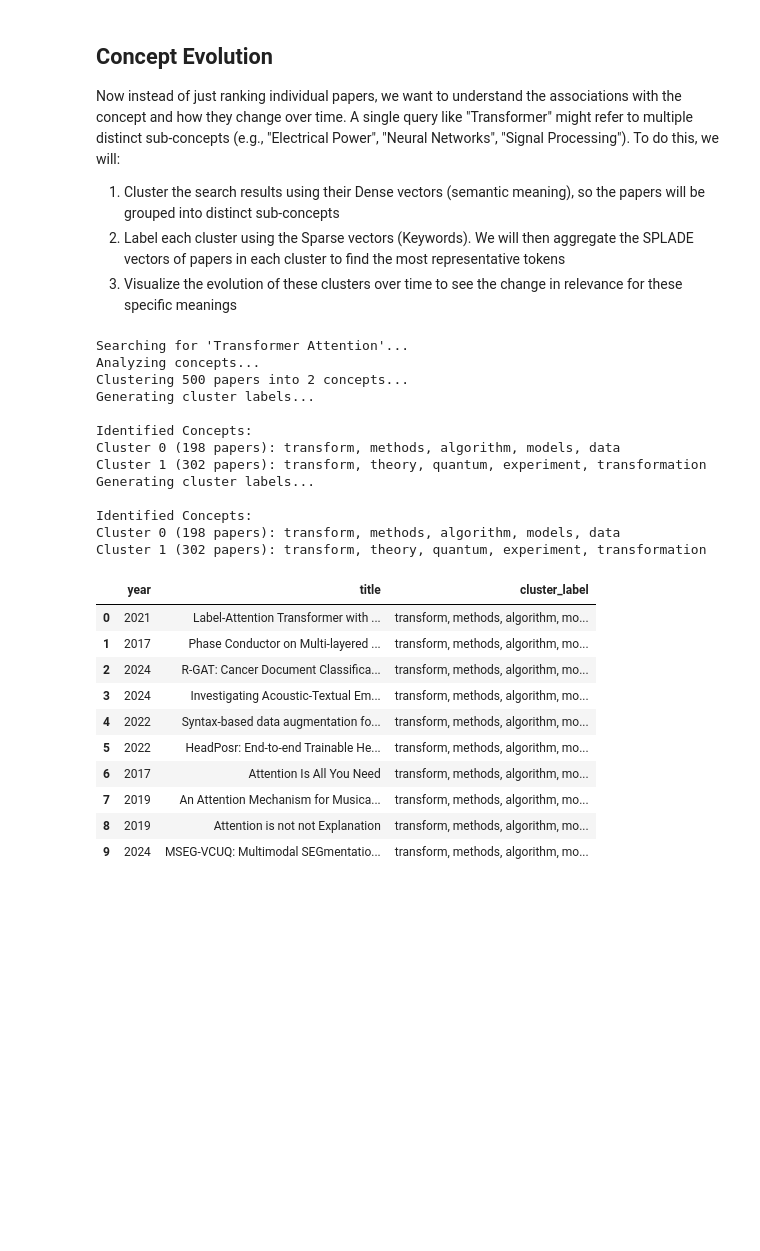
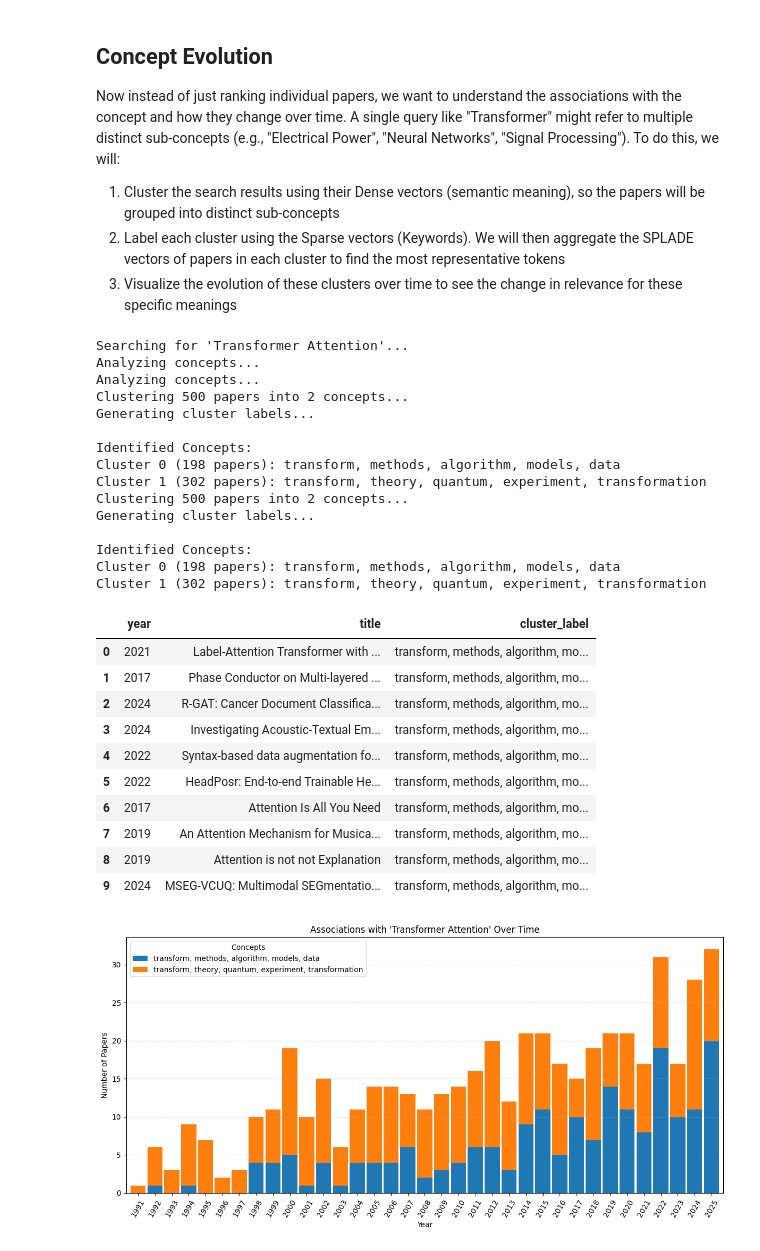
Before and after one commit to bolst/scientific-concept-evolution-tracker, a Jupyter notebook: notebooks/scet.ipynb, the cells around one changed output. Saved outputs shown, nothing was run; the diff lists cells and outputs as text; code cells hidden in the pictures; blank space fills up the shorter version.

```diff
--- a/notebooks/scet.ipynb
+++ b/notebooks/scet.ipynb
@@ -536,24 +548,45 @@ Now instead of just ranking individual papers, we want to understand the associa
 2. Label each cluster using the Sparse vectors (Keywords). We will then aggregate the SPLADE vectors of papers in each cluster to find the most representative tokens
 3. Visualize the evolution of these clusters over time to see the change in relevance for these specific meanings
 # %%
-from sklearn.cluster import KMeans
+from warnings import warn
+from sklearn.cluster import KMeans, MiniBatchKMeans
 from collections import defaultdict
 
-def analyze_concept_evolution(search_results_df: pd.DataFrame, embeddings_df: pd.DataFrame, n_clusters) -> tuple[pd.DataFrame, dict]:
+def analyze_concept_evolution(
+    search_results_df: pd.DataFrame,
+    n_clusters: int
+    ) -> tuple[pd.DataFrame, dict]:
     """
-    Clusters search results into sub-concepts and tracks them over time.
+    Clusters search results into sub-concepts and tracks them over time
     """
-    # merge with embeddings to get the vectors
-    # need dense vectors for clustering, sparse vectors for labeling
-    df = search_results_df.merge(embeddings_df[['arxiv_id', 'dense_vector', 'sparse_vector', 'title']], on='arxiv_id')
+    if search_results_df.empty:
+        warn("search_results_df is empty, returning empty tuple")
+        return pd.DataFrame(), {}
+
+    # fetch vectors from Milvus for the given papers
+    paper_ids = search_results_df['arxiv_id'].apply(hash_to_int64).tolist()
+    res = collection.query(
+        expr=f"paper_id in {paper_ids}",
+        output_fields=["arxiv_id", "dense_vector", "sparse_vector"]
+    )
+    vectors_df = pd.DataFrame(res)
+
+    # merge Milvus results for vectors
+    # search_results_df already has metadata (title, etc.) from search_papers
+    df = search_results_df.merge(vectors_df, on='arxiv_id')
 
     if len(df) < n_clusters:
-        raise ValueError(f"Not enough data points ({len(df)}) for {n_clusters} clusters.")
+        print(f"Not enough data points ({len(df)}) for {n_clusters} clusters.")
+        return df, {}
 
     # build clusters from dense vectors
     print(f"Clustering {len(df)} papers into {n_clusters} concepts...")
     matrix = np.stack(df['dense_vector'].values)
-    kmeans = KMeans(n_clusters=n_clusters, random_state=42, n_init=10)
+
+    # scikit recommends using MiniBatchKMeans if > 10000 samples
+    KMCluster = MiniBatchKMeans if len(df) > 10000 else KMeans
+    kmeans = KMCluster(n_clusters=n_clusters, random_state=42, n_init=10)
+
     df['cluster'] = kmeans.fit_predict(matrix)
 
     # build cluster labels with sparse vectors
@@ -581,10 +614,10 @@ def analyze_concept_evolution(search_results_df: pd.DataFrame, embeddings_df: pd
 
 
 print(f"Searching for '{query}'...")
-concept_results = search_papers(query, limit=500, alpha=0.5) # use a larger limit
+concept_results = search_papers(query, limit=500, alpha=0.5) # use larger limit
 
 print("Analyzing concepts...")
-clustered_df, labels = analyze_concept_evolution(concept_results, embedded_papers, n_clusters = 2)
+clustered_df, labels = analyze_concept_evolution(concept_results, n_clusters = 2)
 
 print("\nIdentified Concepts:")
 for cid, label in labels.items():
@@ -594,6 +627,7 @@ for cid, label in labels.items():
 clustered_df[['year', 'title', 'cluster_label']].head(10)
 # %% [output]
 Searching for 'Transformer Attention'...
+Analyzing concepts...
 Analyzing concepts...
 Clustering 500 papers into 2 concepts...
 Generating cluster labels...
@@ -601,6 +635,7 @@ Generating cluster labels...
 Identified Concepts:
 Cluster 0 (198 papers): transform, methods, algorithm, models, data
 Cluster 1 (302 papers): transform, theory, quantum, experiment, transformation
+Clustering 500 papers into 2 concepts...
 Generating cluster labels...
 
 Identified Concepts:
@@ -617,20 +652,22 @@ Cluster 1 (302 papers): transform, theory, quantum, experiment, transformation
 | 7 | 2019 | An Attention Mechanism for Musica... | transform, methods, algorithm, mo... |
 | 8 | 2019 | Attention is not not Explanation | transform, methods, algorithm, mo... |
 | 9 | 2024 | MSEG-VCUQ: Multimodal SEGmentatio... | transform, methods, algorithm, mo... |
-# %%
-import plotly.express as px
-
-def plot_concept_shifts(df):
-    counts = df.groupby(['year', 'cluster_label']).size().reset_index(name='count').sort_values('year')
-    fig = px.bar(
-        counts,
-        x="year",
-        y="count",
-        color="cluster_label",
-        title=f"Associations with '{query}' Over Time",
-        labels={"count": "Number of Papers", "year": "Year", "cluster_label": "Concepts"},
-        barmode='stack'
-    )
-    fig.show()
-
-plot_concept_shifts(clustered_df)
+# %%
+import matplotlib.pyplot as plt
+
+def plot_concept_shifts(df: pd.DataFrame):
+    counts = df.groupby(['year', 'cluster_label']).size().unstack(fill_value=0)
+    counts.plot(kind='bar', stacked=True, figsize=(12, 6), width=0.9)
+
+    plt.title(f"Associations with '{query}' Over Time")
+    plt.legend(title="Concepts", loc='upper left')
+    plt.xlabel("Year")
+    plt.ylabel("Number of Papers")
+    plt.xticks(rotation=60)
+    plt.grid(axis='y', linestyle='--', alpha=0.5)
+    plt.tight_layout()
+    plt.show()
+
+plot_concept_shifts(clustered_df)
+# %% [output]
+[figure, added]
```
Also changed, not shown: parts of 1 cell of this notebook.
